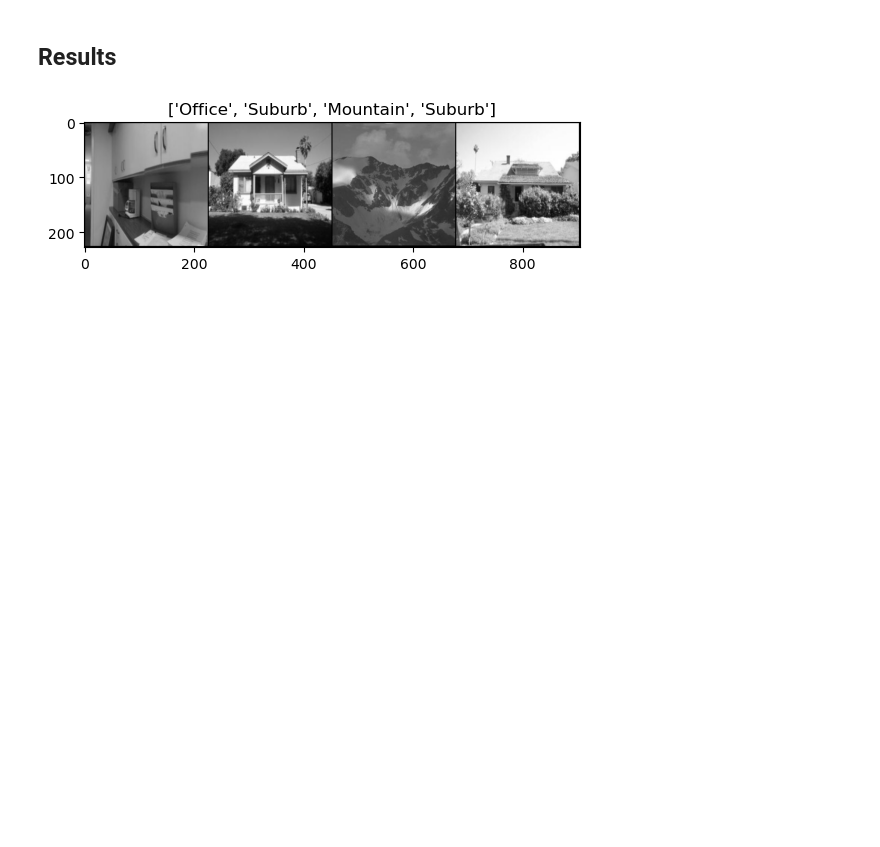
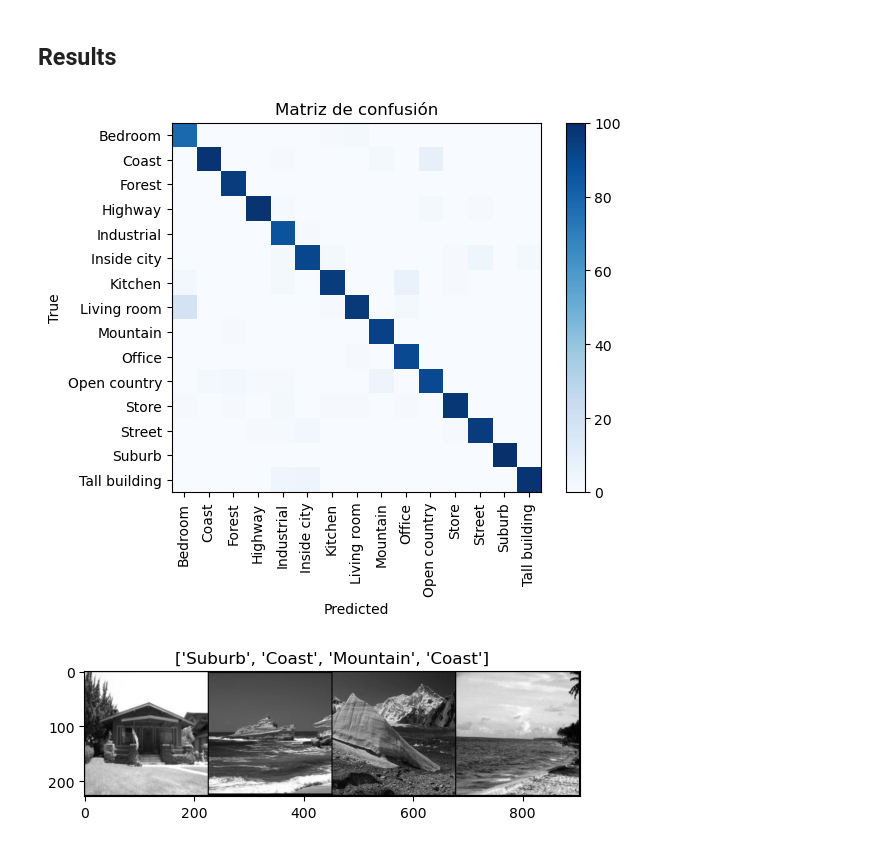
Before and after one commit to adriangustavodelpozomartin/machine_learning_II_CNN, a Jupyter notebook: 03TransferLearning_def.ipynb, the cells around one changed output. Saved outputs shown, nothing was run; the diff lists cells and outputs as text; code cells hidden in the pictures; blank space fills up the shorter version.

Commit message:
muchos modelos probados, cambio en el data augmentation y app streamlit funcional

```diff
--- a/03TransferLearning_def.ipynb
+++ b/03TransferLearning_def.ipynb
@@ -237,15 +275,31 @@ model.save_model('resnet50_4_unfreeze_layer_lr_5e-5')
 #### Load model
 # %%
 # Load model
-model_weights = load_model_weights('resnet50_4_unfreeze_layer_lr_5e-5')
-my_trained_model = CNN(torchvision.models.resnet50(weights='DEFAULT'), num_classes)
+model_weights = load_model_weights('resnet34_3unfreeze_lrPequeño')
+my_trained_model = CNN(torchvision.models.resnet34(weights='DEFAULT'), num_classes)
 my_trained_model.load_state_dict(model_weights)
 # %% [output]
 <All keys matched successfully>
 # %% [markdown]
 ## Results
 # %%
-predicted_labels = my_trained_model.predict(valid_loader)
+predicted_labels = my_trained_model.predict(valid_loader, device=device)
+# %%
+matriz_confusion = np.zeros((num_classes, num_classes))
+for i in range(len(predicted_labels)):
+    matriz_confusion[predicted_labels[i], valid_loader.dataset.targets[i]] += 1
+
+# Normalizamos la matriz de confusión
+plt.imshow(matriz_confusion, cmap='Blues')
+plt.colorbar()
+plt.title('Matriz de confusión')
+plt.xlabel('Predicted')
+plt.ylabel('True')
+plt.xticks(range(num_classes), train_loader.dataset.classes, rotation=90)
+plt.yticks(range(num_classes), train_loader.dataset.classes)
+plt.show()
+# %% [output]
+[figure, added]
 # %%
 # Get a few random images
 random_indices = np.random.choice(len(valid_loader.dataset), size=4, replace=False)
@@ -259,7 +313,7 @@ out = torchvision.utils.make_grid(inputs)
 classnames = train_loader.dataset.classes
 imshow(out, title=[classnames[x] for x in classes])
 # %% [output]
-[figure, old version]
+[figure, new version]
 # %%
 # Selección de índices aleatorios
 random_indices = np.random.choice(len(valid_loader.dataset), size=4, replace=False)
```
Also changed, not shown: parts of 28 cells of this notebook, 3 other files.
